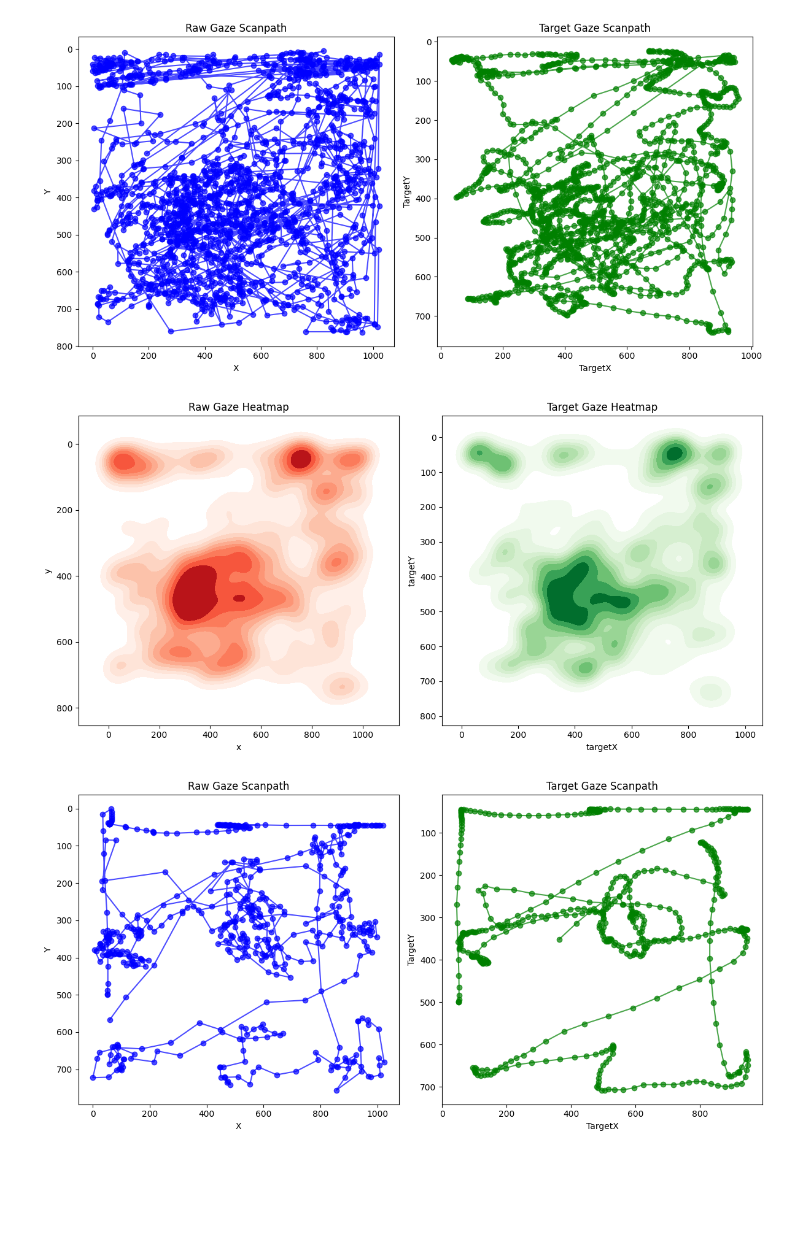
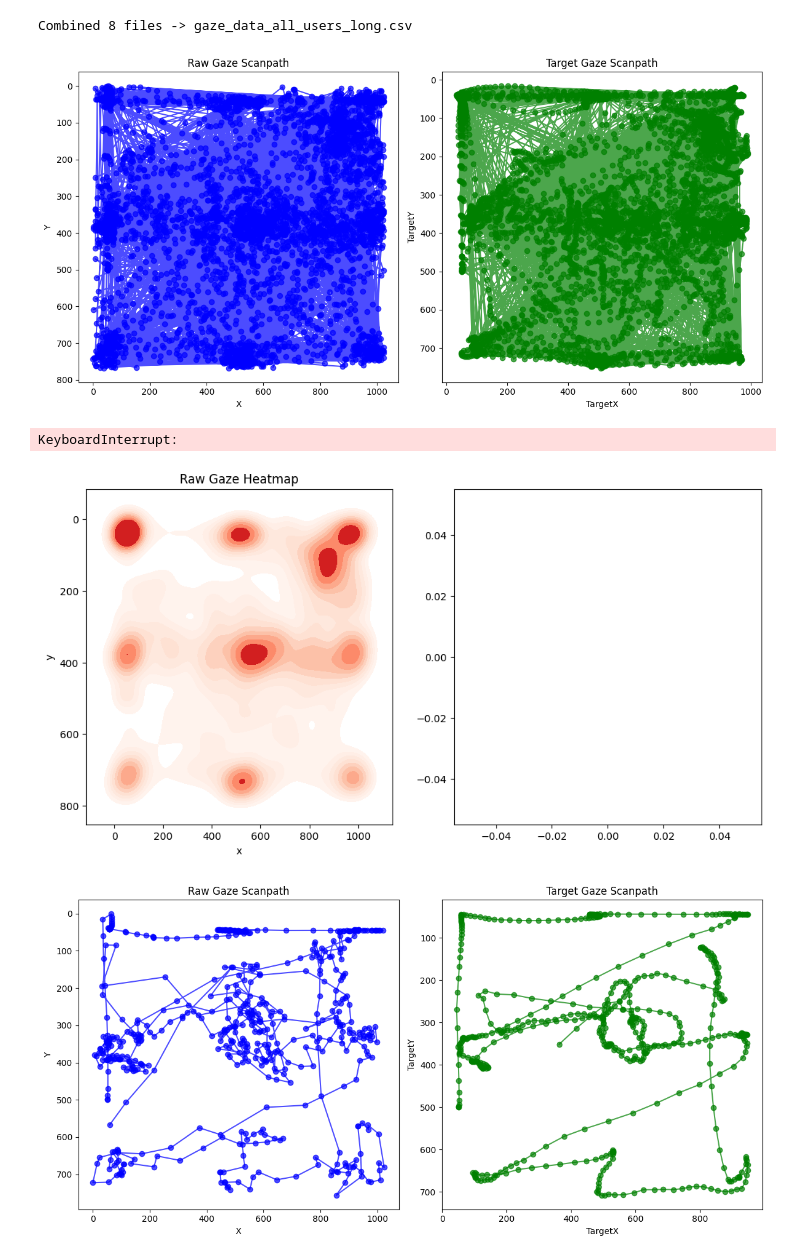
Before and after one commit to asahinyener/Gazeninja, a Jupyter notebook: analysis/analysis.ipynb, the cells around one changed output. Saved outputs shown, nothing was run; the diff lists cells and outputs as text; code cells hidden in the pictures; blank space fills up the shorter version.

```diff
--- a/analysis/analysis.ipynb
+++ b/analysis/analysis.ipynb
@@ -22,11 +22,19 @@ AOIs = [
     { 'id': 'files',      'x': 500, 'y': 465, 'w': 101, 'h':  89 }
 ]
 # %%
-#Creating a combined structured dataset by fetching files named gaze_data.csv, gaze_data (1).csv, gaze_data_2.csv, etc.
+import glob
+import pandas as pd
+import re
+import os
 
-files = sorted(glob.glob("gaze_data*.csv"))
+# Define path to analysis data
+data_dir = "data/analysis_data"
+pattern = os.path.join(data_dir, "gaze_data*.csv")
+
+# Creating a combined structured dataset by fetching files named gaze_data.csv, gaze_data (1).csv, etc.
+files = sorted(glob.glob(pattern))
 if not files:
-    raise FileNotFoundError("No files matching 'gaze_data*.csv' found.")
+    raise FileNotFoundError(f"No files matching 'gaze_data*.csv' found in '{data_dir}'.")
 
 def user_id_from_name(name, fallback):
     m = re.search(r"\((\d+)\)", name)  # grabs the (3) in "gaze_data (3).csv"
@@ -41,13 +49,14 @@ for i, path in enumerate(files, start=1):
 combined = pd.concat(frames, ignore_index=True, sort=False)
 combined.to_csv("gaze_data_all_users_long.csv", index=False)
 print(f"Combined {len(files)} files -> gaze_data_all_users_long.csv")
+# %% [output]
+Combined 8 files -> gaze_data_all_users_long.csv
 # %%
 #EXPLORATORY VISUALIZATION
 
 
 # Load dataset
-df = pd.read_csv(r'C:\Users\nisae\code\MPI\HCI\FINAL\gaze_data (4).csv')
-
+df = combined
 #Sort by timestamp
 df = df.sort_values(by='timestamp')
 
@@ -70,35 +79,36 @@ def plot_scanpath(df):
     plt.xlabel("TargetX")
     plt.ylabel("TargetY")
     plt.gca().invert_yaxis()
 
     plt.tight_layout()
     plt.show()
 
 # Plot heatmaps of gaze points
 def plot_heatmaps(df):
     plt.figure(figsize=(12, 6))
 
     # Raw gaze heatmap
     plt.subplot(1, 2, 1)
     sns.kdeplot(x=df['x'], y=df['y'], cmap='Reds', fill=True, bw_adjust=0.5)
     plt.title("Raw Gaze Heatmap")
     plt.gca().invert_yaxis()
 
     # Target gaze heatmap
     plt.subplot(1, 2, 2)
     sns.kdeplot(x=df['targetX'], y=df['targetY'], cmap='Greens', fill=True, bw_adjust=0.5)
     plt.title("Target Gaze Heatmap")
     plt.gca().invert_yaxis()
 
     plt.tight_layout()
     plt.show()
 
 # Execute plotting functions
 plot_scanpath(df)
 plot_heatmaps(df)
 # %% [output]
-[figure, old version]
+[figure, new version]
+KeyboardInterrupt:
-[figure, old version]
+[figure, new version]
 # %%
 import pandas as pd
 import matplotlib.pyplot as plt
```
Also changed, not shown: parts of 2 cells of this notebook.
